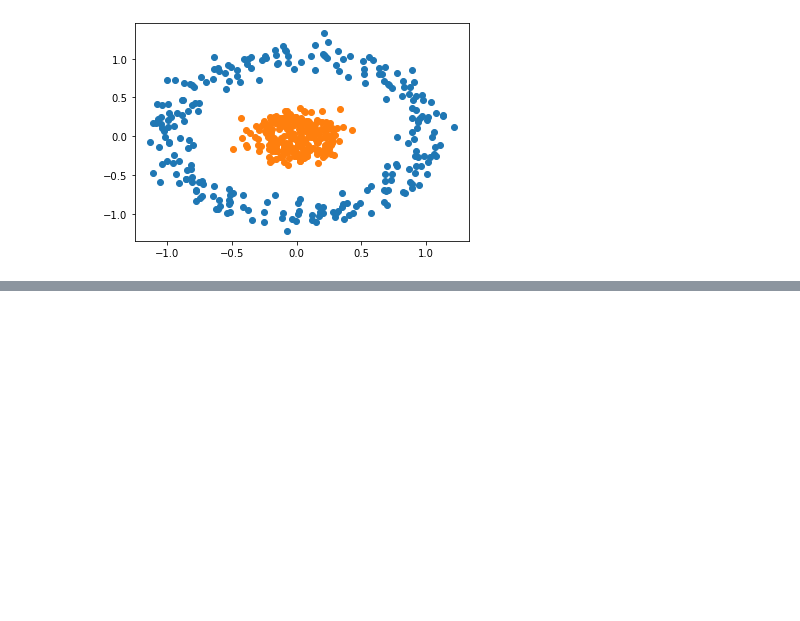
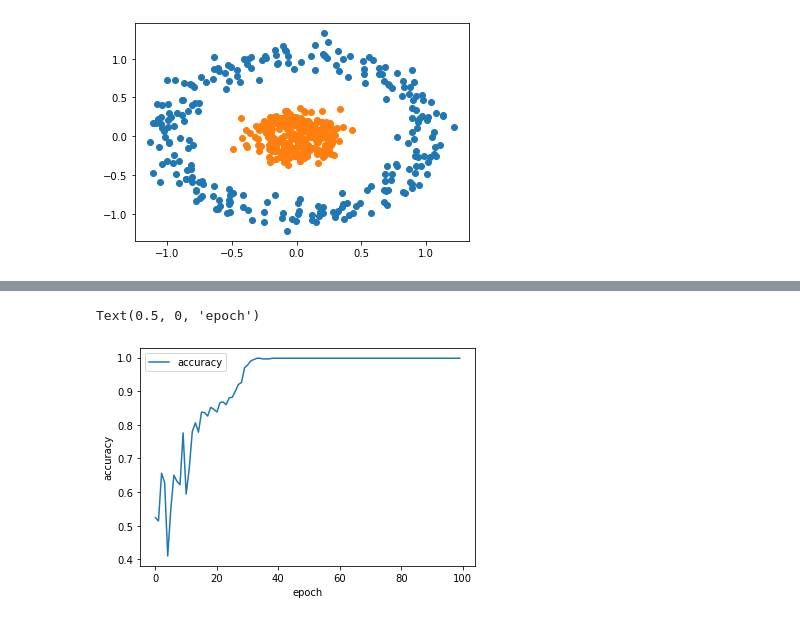
Before and after one commit to sunnyshahabuddin/Deep-Neural-Network, a Jupyter notebook: Deep Neural Network.ipynb, the cells around one changed output, grey strips where cells are left out. Saved outputs shown, nothing was run; the diff lists cells and outputs as text; code cells hidden in the pictures; blank space fills up the shorter version.

```diff
--- a/Deep Neural Network.ipynb
+++ b/Deep Neural Network.ipynb
@@ -10,7 +10,7 @@ from tensorflow.keras.optimizers import Adam
 np.random.seed(0)
 # %%
 n_pts = 500
-X, y = datasets.make_circles(n_samples=n_pts, random_state = 123, noise=0.1, factor=0.2)
+X, Y = datasets.make_circles(n_samples=n_pts, random_state = 123, noise=0.1, factor=0.2)
 # %%
 plt.scatter(X[y==0, 0], X[y==0, 1])
 plt.scatter(X[y==1, 0], X[y==1, 1])
@@ -22,3 +22,5 @@ model = Sequential()
 model.add(Dense(4, input_shape=(2,), activation='sigmoid'))
 model.add(Dense(1, activation='sigmoid'))
 model.compile(Adam(lr = 0.01), 'binary_crossentropy', metrics=['accuracy'])
+# %%
+h = model.fit(x=X,y=Y,verbose = 1, batch_size = 20, epochs = 100, shuffle = 'true')
@@ -24,0 +45,8 @@ model.compile(Adam(lr = 0.01), 'binary_crossentropy', metrics=['accuracy'])
+# %%
+plt.plot(h.history['accuracy'])
+plt.legend(['accuracy'])
+plt.ylabel('accuracy')
+plt.xlabel('epoch')
+# %% [output]
+Text(0.5, 0, 'epoch')
+[figure, added]
```
Also changed, not shown: parts of 4 cells of this notebook.
